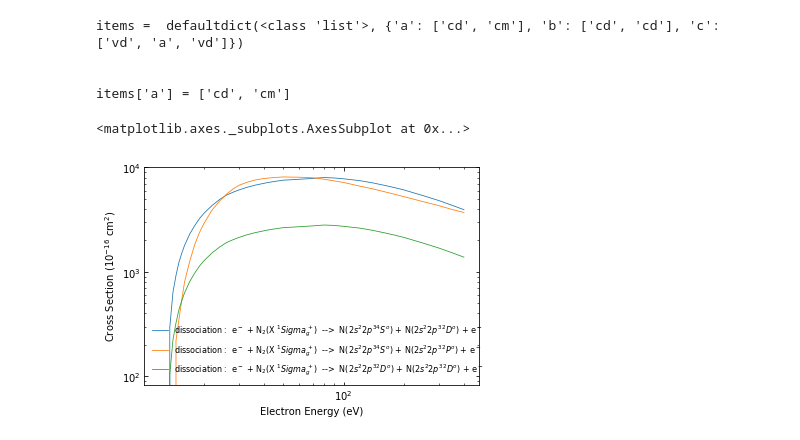
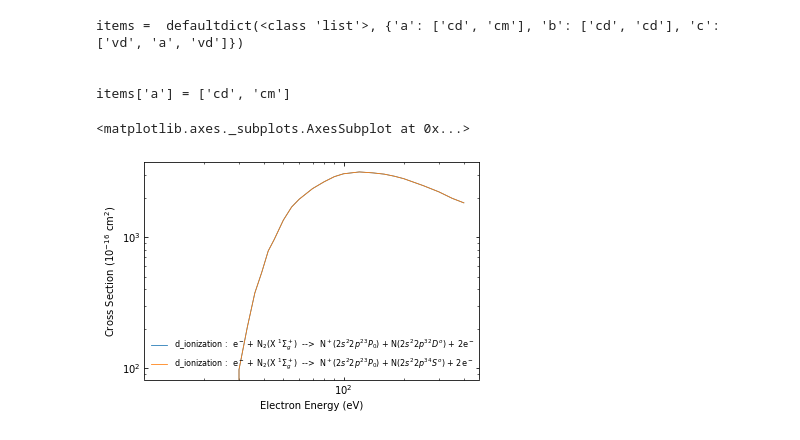
Before and after one commit to USNavalResearchLaboratory/nepc, a Jupyter notebook: examples/ex1.ipynb, the cells around one changed output. Cells and saved outputs as stored; diff of their text form; code cells hidden in the pictures.

```diff
--- a/examples/ex1.ipynb
+++ b/examples/ex1.ipynb
@@ -107,10 +107,10 @@ items['a'] = ['cd', 'cm']
 # %%
 fig, ax = plt.subplots(1, 1)
 plotter.plot_nepc_model(ax, angus, 1E-24, '10$^{-16}$ cm$^2$',
-                        'dissociation',
+                        'd_ionization',
                         plot_param_dict = {'linewidth':.8},
                         #xlim_param_dict = {'left': 0.01, 'right': 120.0},
                         ylog=True, xlog=True)
 # %% [output]
 <matplotlib.axes._subplots.AxesSubplot at 0x...>
-[figure, old version]
+[figure, new version]
```
Also changed, not shown: parts of 3 cells of this notebook, 5 other files.
